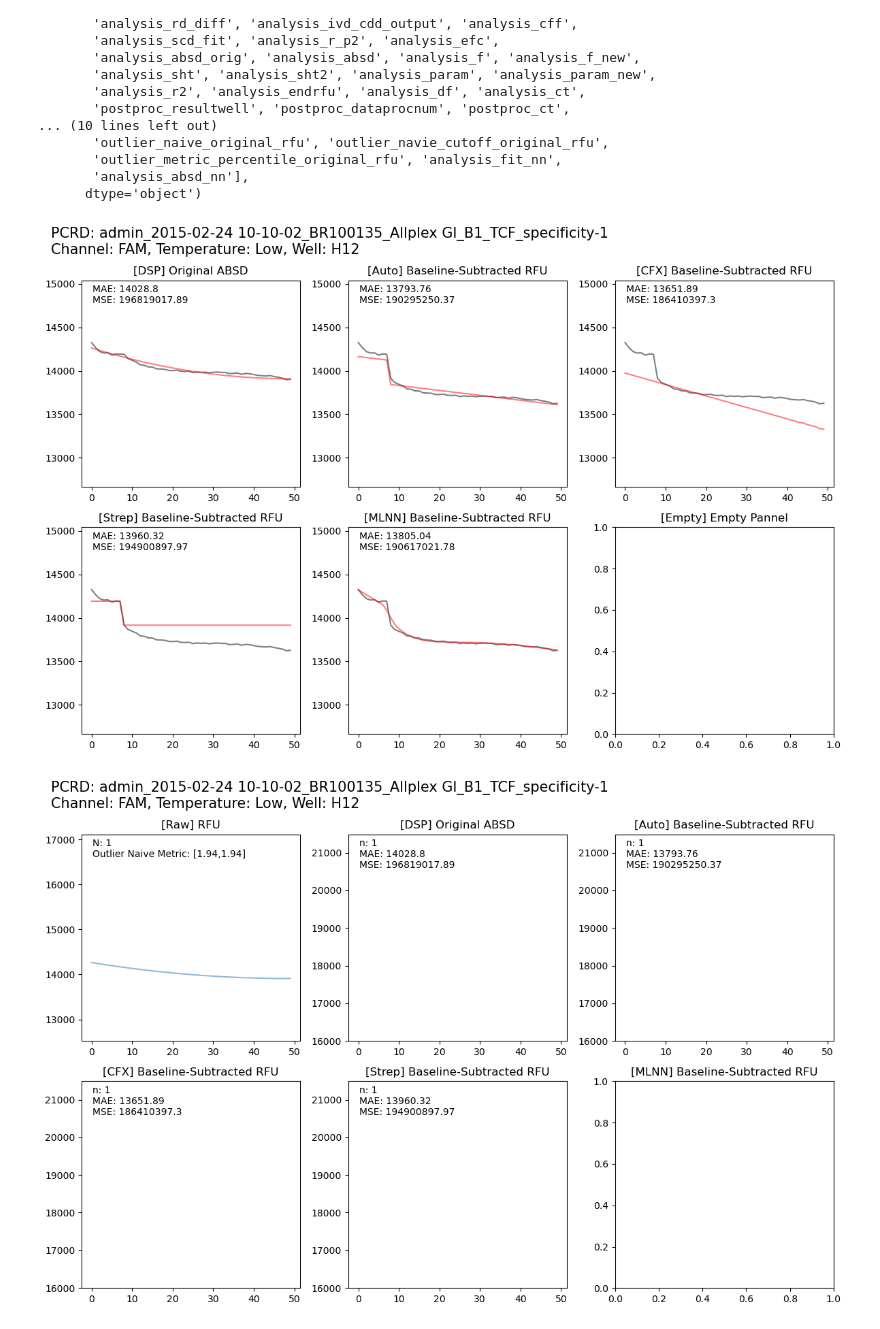
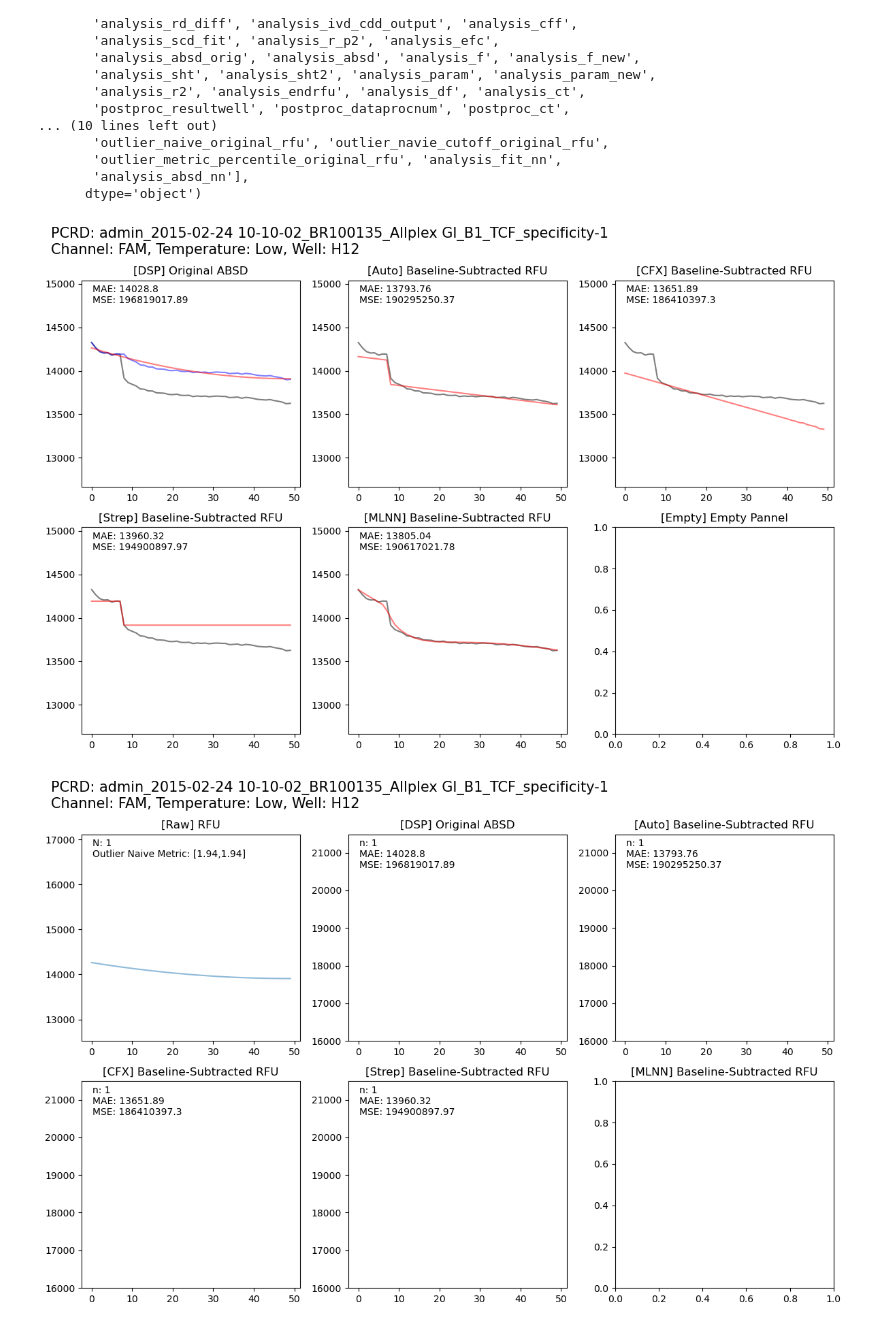
Before and after one commit to kmink3225/website, a Jupyter notebook: docs/projects/baseline_subtraction/3.baseline-analysis.ipynb, the cells around one changed output. Cells and saved outputs as stored; diff of their text form; code cells hidden in the pictures.

Commit message:
plotting

```diff
--- a/docs/projects/baseline_subtraction/3.baseline-analysis.ipynb
+++ b/docs/projects/baseline_subtraction/3.baseline-analysis.ipynb
@@ -730,35 +730,36 @@ for (i, j), ax, title, key in zip(np.ndindex(axs.shape), axs.flat, titles, data_
                 ax.text(0.05, 0.98, f"MAE: {round(error_metrics_dict['original_rfu_cfx_fit']['mae'],2)}\nMSE: {round(error_metrics_dict['original_rfu_cfx_fit']['mse'],2)}",
                     verticalalignment='top', horizontalalignment='left',
                     transform=ax.transAxes)
             elif (i,j) == (1,0):
                 ax.text(0.05, 0.98, f"MAE: {round(error_metrics_dict['strep_fit']['mae'],2)}\nMSE: {round(error_metrics_dict['strep_fit']['mse'],2)}",
                     verticalalignment='top', horizontalalignment='left',
                     transform=ax.transAxes)
             elif (i,j) == (1,1):
                 ax.text(0.05, 0.98, f"MAE: {round(error_metrics_dict['nn_fit']['mae'],2)}\nMSE: {round(error_metrics_dict['nn_fit']['mse'],2)}",
                     verticalalignment='top', horizontalalignment='left',
                     transform=ax.transAxes)
             elif (i, j) == (1, 2):
                 ax.text(0.05, 0.98, f"MAE: {round(error_metrics_dict['nn_fit']['mae'],2)}\nMSE: {round(error_metrics_dict['nn_fit']['mse'],2)}",
                     verticalalignment='top', horizontalalignment='left',
                     transform=ax.transAxes)
             if (i,j) == (0,0):
-                ax.plot(cycle, i_data['corrected_rfu'].values[0],color='k', alpha=0.5)
+                ax.plot(cycle, i_data['original_rfu'].values[0],color='k', alpha=0.5)
+                ax.plot(cycle, i_data['corrected_rfu'].values[0],color='blue', alpha=0.5)
                 ax.plot(cycle, rfu, color='red', alpha=0.5)
             else:
                 ax.plot(cycle, i_data['original_rfu'].values[0],color='k', alpha=0.5)
                 ax.plot(cycle, rfu, color='red', alpha=0.5)
             ax.axhline(y=0,color='black',linestyle='dotted',linewidth=2)
             ax.set_title(title)
             ax.set_ylim(min(limits)*0.95,max(limits)*1.05)
     else:
         ax.set_title(title)
 fig.suptitle(f'PCRD: {i_pcrd}\nChannel: {i_channel}, Temperature: {i_temperature}, Well: {i_well}',
                  ha = 'left', x=0.02, fontsize=15)
 plt.tight_layout()
 plt.show()
 # %% [output]
-[figure, old version]
+[figure, new version]
 # %%
 # %% [output]
 [figure]
```
